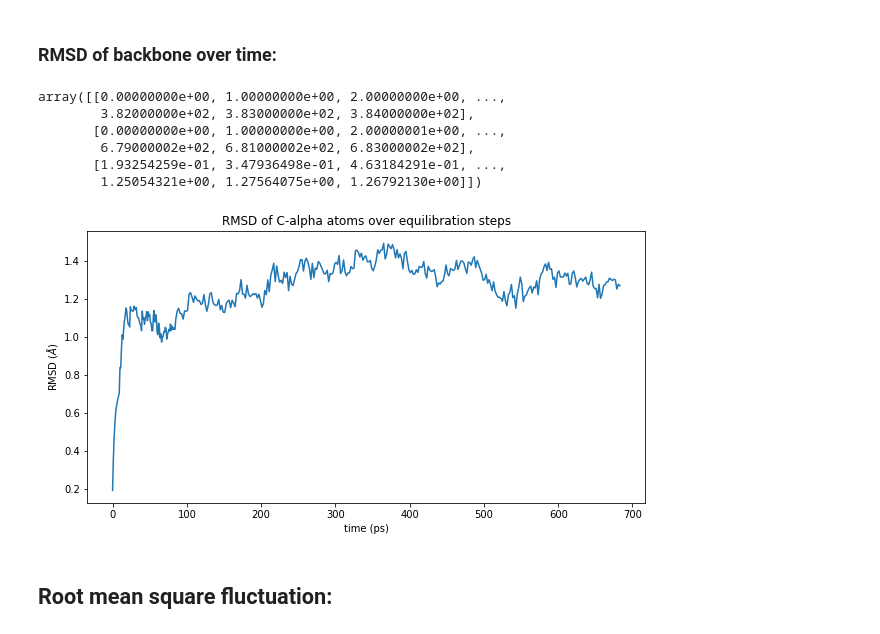
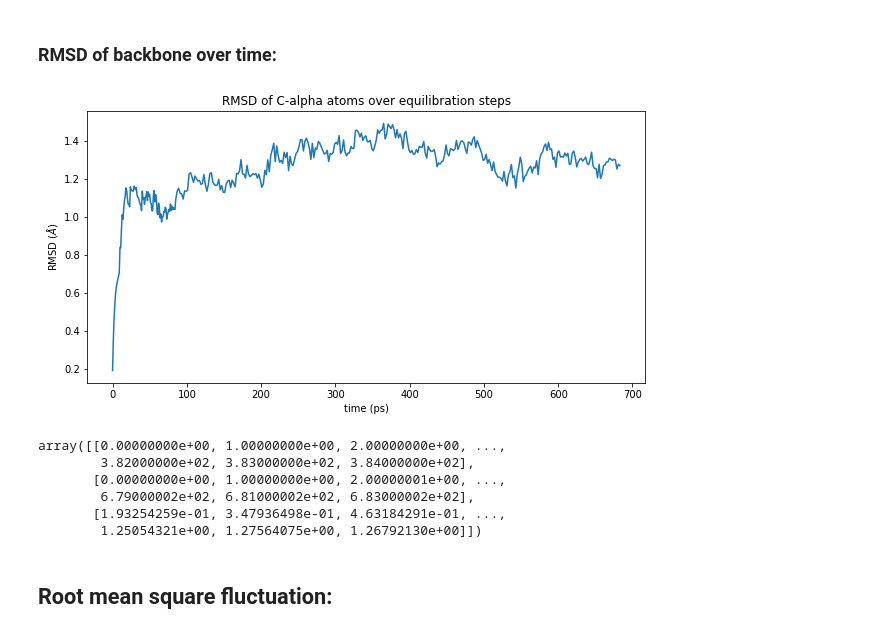
Before and after one commit to evabertalan/opioid_md, a Jupyter notebook: equilibrium_analysis.ipynb, the cells around one changed output. Cells and saved outputs as stored; diff of their text form; code cells hidden in the pictures.

```diff
--- a/equilibrium_analysis.ipynb
+++ b/equilibrium_analysis.ipynb
@@ -61,14 +49,14 @@ def rmsd_traj(traj, ref, plot=True):
 # %%
 all_traj = mda.Universe(charmm_folder+'/step5_assembly.xplor_ext.psf', dcd_files)
 ref = mda.Universe(folder+'6b73_fin.pdb')
-rmsd_traj(all_traj, ref)
+analyse.rmsd_traj(all_traj, ref, plot=True)
 # %% [output]
+[figure]
 array([[0.00000000e+00, 1.00000000e+00, 2.00000000e+00, ...,
         3.82000000e+02, 3.83000000e+02, 3.84000000e+02],
        [0.00000000e+00, 1.00000000e+00, 2.00000001e+00, ...,
         6.79000002e+02, 6.81000002e+02, 6.83000002e+02],
        [1.93254259e-01, 3.47936498e-01, 4.63184291e-01, ...,
         1.25054321e+00, 1.27564075e+00, 1.26792130e+00]])
-[figure]
 # %% [markdown]
 ## Root mean square fluctuation:
```
Also changed, not shown: parts of 9 cells of this notebook, 3 other files.
